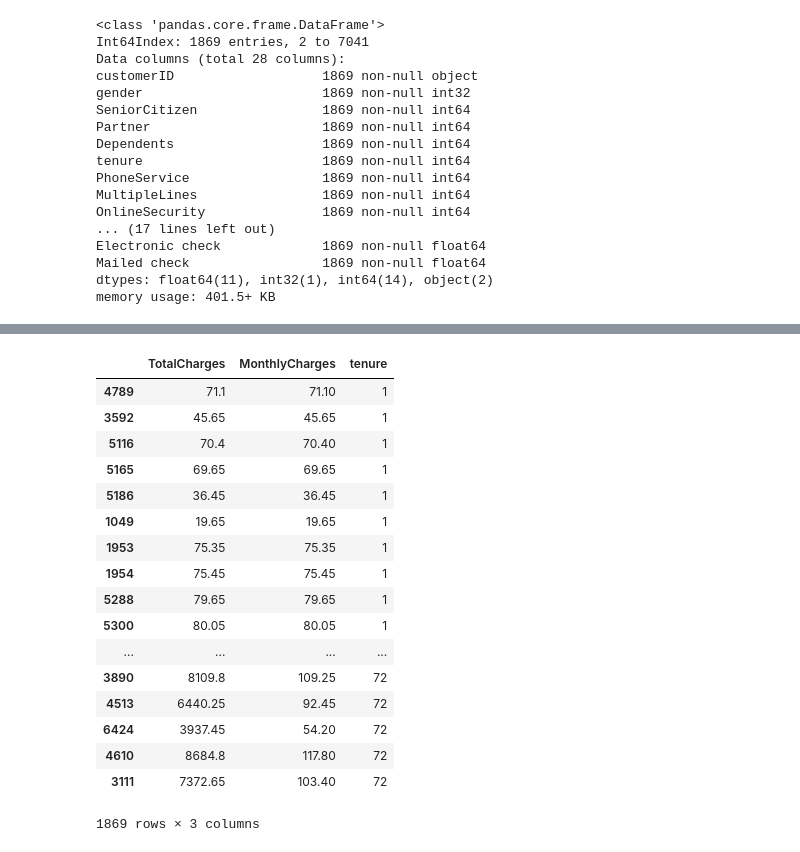
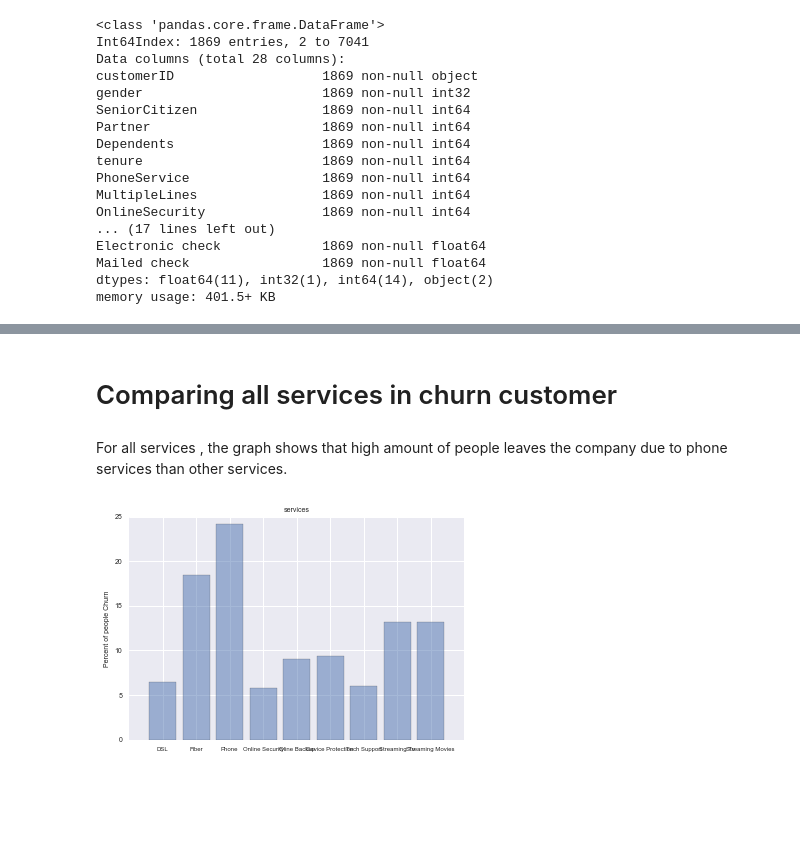
Before and after one commit to vinhpvu/Telco-customer-analytics, a Jupyter notebook: Untitled.ipynb, the cells around one changed output, grey strips where cells are left out. Drawn from its saved outputs; the diff is of its cells as text; code cells hidden in the pictures; blank space fills up the shorter version.

```diff
--- a/Untitled.ipynb
+++ b/Untitled.ipynb
@@ -127,12 +143,0 @@ plt.show()
-# %%
-data_senior=customer[["tenure","Churn",'SeniorCitizen']]
-ax = sns.violinplot(x="SeniorCitizen", y="tenure", hue='Churn', data=data_senior, palette="muted", split=True,scale="count", inner="stick",
-                                   scale_hue=False, bw=.2)
-plt.rcParams['figure.figsize'] = [80, 50]
-plt.xticks(size = 50)
-plt.yticks(size = 60)
-plt.xlabel('Senior', size = 50)
-plt.ylabel('Tenure(months)', size = 50)
-plt.title('Age vs Tenure', size = 50)
-plt.legend(prop={'size':80})
-plt.show()
@@ -141,23 +144,43 @@ plt.show()
-# %%
-df=churn_data[['TotalCharges','MonthlyCharges','tenure']]
-df=df.sort_values(by=['tenure'])
-df
-# %% [output]
-|  | TotalCharges | MonthlyCharges | tenure |
-| 4789 | 71.1 | 71.10 | 1 |
-| 3592 | 45.65 | 45.65 | 1 |
-| 5116 | 70.4 | 70.40 | 1 |
-| 5165 | 69.65 | 69.65 | 1 |
-| 5186 | 36.45 | 36.45 | 1 |
-| 1049 | 19.65 | 19.65 | 1 |
-| 1953 | 75.35 | 75.35 | 1 |
-| 1954 | 75.45 | 75.45 | 1 |
-| 5288 | 79.65 | 79.65 | 1 |
-| 5300 | 80.05 | 80.05 | 1 |
-| ... | ... | ... | ... |
-| 3890 | 8109.8 | 109.25 | 72 |
-| 4513 | 6440.25 | 92.45 | 72 |
-| 6424 | 3937.45 | 54.20 | 72 |
-| 4610 | 8684.8 | 117.80 | 72 |
-| 3111 | 7372.65 | 103.40 | 72 |
-1869 rows × 3 columns
+# %% [markdown]
+# Comparing all services in churn customer
+# %% [markdown]
+For all services , the graph shows that high amount of people leaves the company due to phone services than other services.
+# %%
+
+churn_DSL=churn_data.customerID[churn_data["DSL"]==1]
+churn_Fiber=churn_data.customerID[churn_data["Fiber optic"]==1]
+churn_Phone=churn_data.customerID[churn_data["PhoneService"]==1]
+churn_onlinesercurity=churn_data.customerID[churn_data["OnlineSecurity"]==1]
+churn_onlinebackup=churn_data.customerID[churn_data["OnlineBackup"]==1]
+churn_deviceprotect=churn_data.customerID[churn_data["DeviceProtection"]==1]
+churn_techsupport=churn_data.customerID[churn_data["TechSupport"]==1]
+churn_streamingtv=churn_data.customerID[churn_data["StreamingTV"]==1]
+churn_streamingmovies=churn_data.customerID[churn_data["StreamingMovies"]==1]
+
+x_customer=len(customer)
+x_DSL=(len(churn_DSL)/float(x_customer))*100
+x_Fiber=(len(churn_Fiber)/float(x_customer))*100
+x_phone=(len(churn_Phone)/float(x_customer))*100
+
+x_onlinesercurity=(len(churn_onlinesercurity)/float(x_customer))*100
+x_onlinebackup=(len(churn_onlinebackup)/float(x_customer))*100
+x_deviceprotect=(len(churn_deviceprotect)/float(x_customer))*100
+x_techsupport=(len(churn_techsupport)/float(x_customer))*100
+x_streamingtv=(len(churn_streamingtv)/float(x_customer))*100
+x_streamingmovies=(len(churn_streamingmovies)/float(x_customer))*100
+
+
+
+objects = ('DSL', 'Fiber', 'Phone','Online Security', 'Oline Backup', 'Device Protection','Tech Support','Streaming Tv','Streaming Movies')
+y_pos = np.arange(len(objects))
+performance = [x_DSL,x_Fiber,x_phone,x_onlinesercurity,x_onlinebackup,x_deviceprotect,x_techsupport,x_streamingtv,x_streamingmovies]
+
+plt.bar(y_pos, performance, align='center', alpha=0.5)
+
+plt.yticks(size = 7)
+plt.xticks(y_pos, objects,size = 6)
+plt.ylabel('Percent of people Churn',size = 7)
+plt.title('services',size = 7)
+plt.show()
+# %% [output]
+[figure, added]
```
Also changed, not shown: parts of 19 cells of this notebook.
